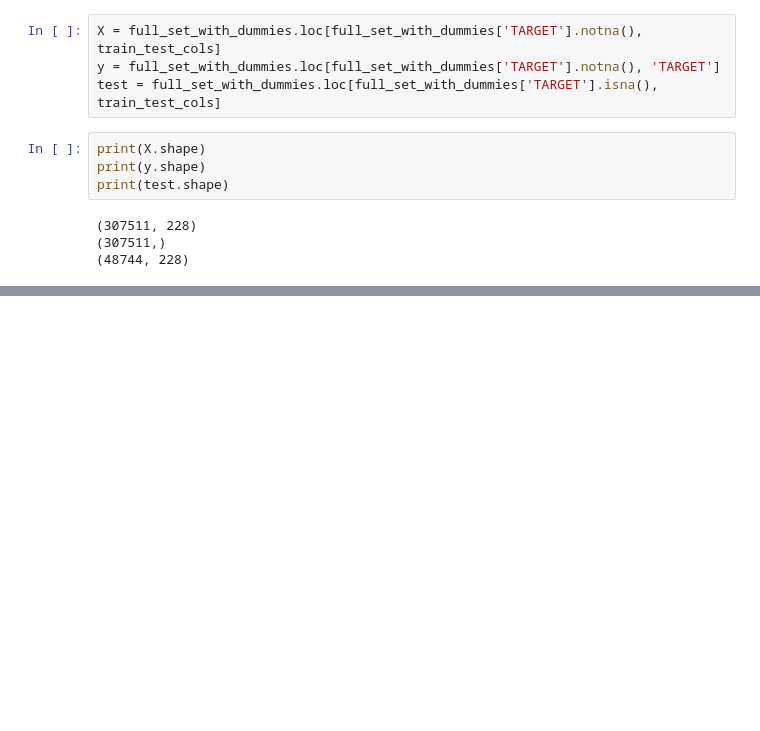
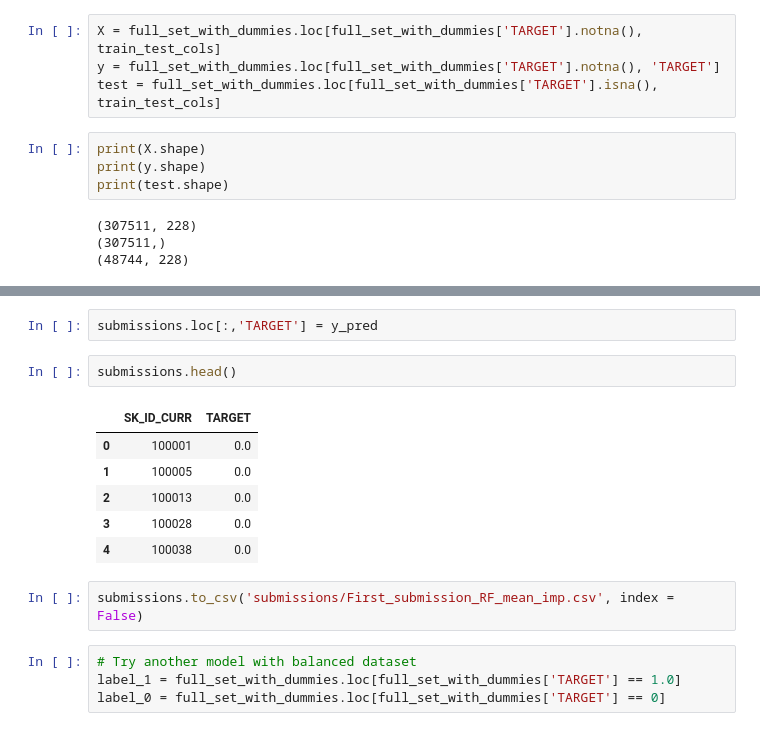
Before and after one commit to andylikescodes/Kaggle-HomeCreditDefaultRisk, a Jupyter notebook: explore.ipynb, the cells around one changed output, grey strips where cells are left out. Cells and saved outputs as stored; diff of their text form; blank space fills up the shorter version.

```diff
--- a/explore.ipynb
+++ b/explore.ipynb
@@ -127,0 +193,17 @@ print(test.shape)
+# %%
+submissions.loc[:,'TARGET'] = y_pred
+# %%
+submissions.head()
+# %% [output]
+|  | SK_ID_CURR | TARGET |
+| 0 | 100001 | 0.0 |
+| 1 | 100005 | 0.0 |
+| 2 | 100013 | 0.0 |
+| 3 | 100028 | 0.0 |
+| 4 | 100038 | 0.0 |
+# %%
+submissions.to_csv('submissions/First_submission_RF_mean_imp.csv', index = False)
+# %%
+# Try another model with balanced dataset
+label_1 = full_set_with_dummies.loc[full_set_with_dummies['TARGET'] == 1.0]
+label_0 = full_set_with_dummies.loc[full_set_with_dummies['TARGET'] == 0]
```
Also changed, not shown: parts of 16 cells of this notebook.
